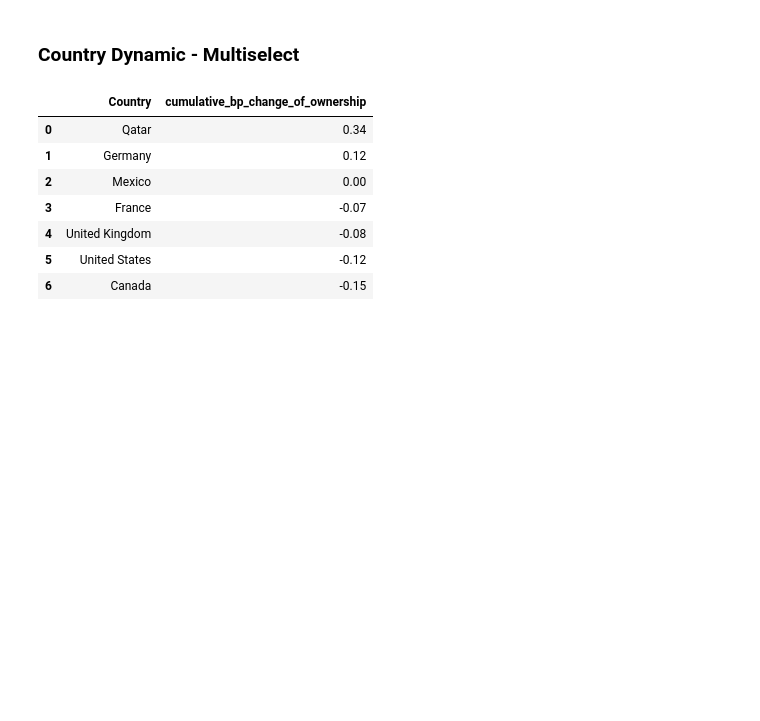
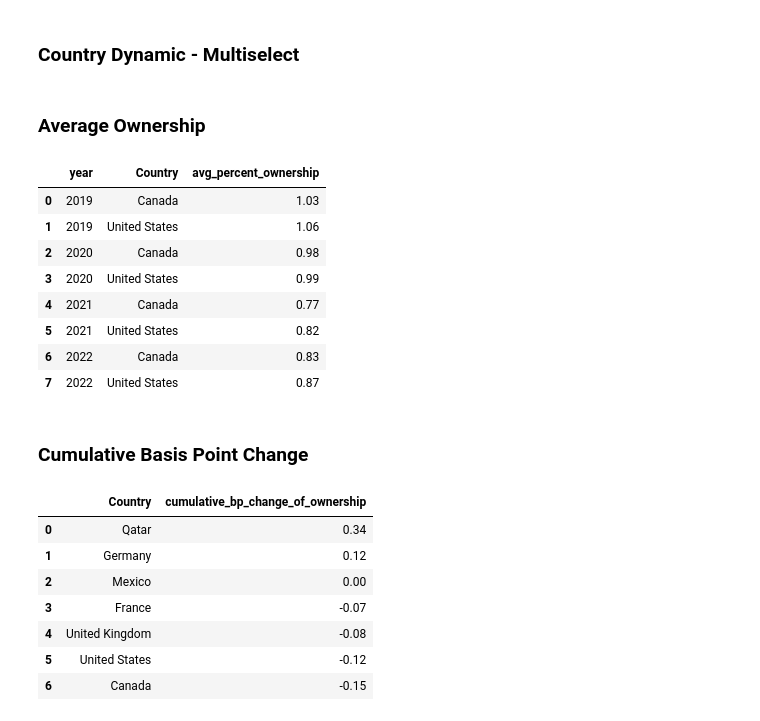
Before and after one commit to RoryAJames/NorwegianOilFund, a Jupyter notebook: testing.ipynb, the cells around one changed output. Cells and saved outputs as stored; diff of their text form; code cells hidden in the pictures; blank space fills up the shorter version.

```diff
--- a/testing.ipynb
+++ b/testing.ipynb
@@ -250,4 +250,20 @@ def run_query_dynamic_country(query_path, num_years, countries):
         results = cur.fetchall()
         columns = [desc[0] for desc in cur.description]
         return pd.DataFrame(results, columns=columns)
+# %% [markdown]
+### Average Ownership
+# %%
+run_query_dynamic_country('SQL/dynamic/avg_ownership_country_multiselect.sql',3,['United States','Canada'])
+# %% [output]
+|  | year | Country | avg_percent_ownership |
+| 0 | 2019 | Canada | 1.03 |
+| 1 | 2019 | United States | 1.06 |
+| 2 | 2020 | Canada | 0.98 |
+| 3 | 2020 | United States | 0.99 |
+| 4 | 2021 | Canada | 0.77 |
+| 5 | 2021 | United States | 0.82 |
+| 6 | 2022 | Canada | 0.83 |
+| 7 | 2022 | United States | 0.87 |
+# %% [markdown]
+### Cumulative Basis Point Change
 # %%
```
Also changed, not shown: parts of 5 cells of this notebook, 6 other files.
